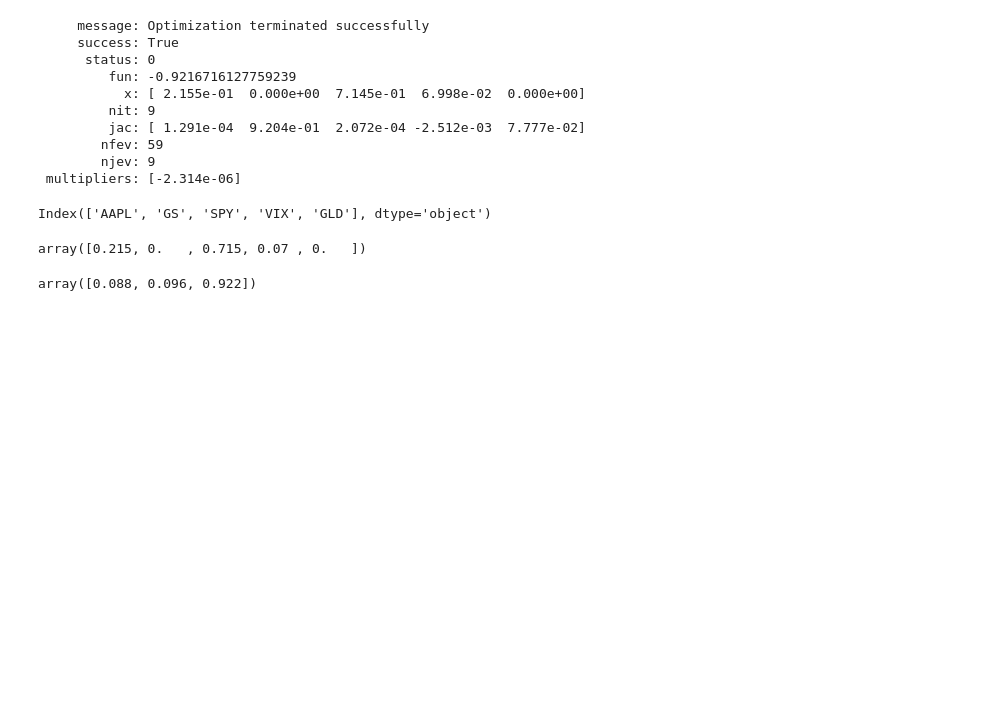
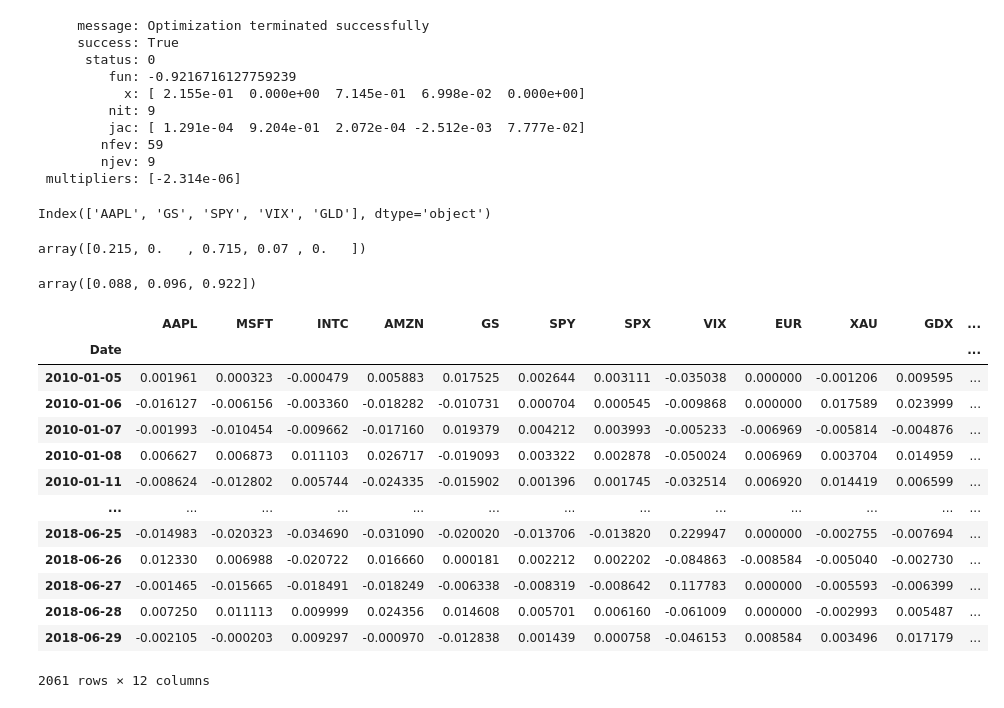
Before and after one commit to HyunsungRyu/AI_TimeSeries, a Jupyter notebook: return_TS.ipynb, the cells around one changed output. Cells and saved outputs as stored; diff of their text form; code cells hidden in the pictures; blank space fills up the shorter version.

```diff
--- a/return_TS.ipynb
+++ b/return_TS.ipynb
@@ -291,3 +291,20 @@ array([0.215, 0.   , 0.715, 0.07 , 0.   ])
 stats(optimize.x).round(3)
 # %% [output]
 array([0.088, 0.096, 0.922])
+# %%
+rets
+# %% [output]
+|  | AAPL | MSFT | INTC | AMZN | GS | SPY | SPX | VIX | EUR | XAU | GDX | ... |
+| Date |  |  |  |  |  |  |  |  |  |  |  | ... |
+| 2010-01-05 | 0.001961 | 0.000323 | -0.000479 | 0.005883 | 0.017525 | 0.002644 | 0.003111 | -0.035038 | 0.000000 | -0.001206 | 0.009595 | ... |
+| 2010-01-06 | -0.016127 | -0.006156 | -0.003360 | -0.018282 | -0.010731 | 0.000704 | 0.000545 | -0.009868 | 0.000000 | 0.017589 | 0.023999 | ... |
+| 2010-01-07 | -0.001993 | -0.010454 | -0.009662 | -0.017160 | 0.019379 | 0.004212 | 0.003993 | -0.005233 | -0.006969 | -0.005814 | -0.004876 | ... |
+| 2010-01-08 | 0.006627 | 0.006873 | 0.011103 | 0.026717 | -0.019093 | 0.003322 | 0.002878 | -0.050024 | 0.006969 | 0.003704 | 0.014959 | ... |
+| 2010-01-11 | -0.008624 | -0.012802 | 0.005744 | -0.024335 | -0.015902 | 0.001396 | 0.001745 | -0.032514 | 0.006920 | 0.014419 | 0.006599 | ... |
+| ... | ... | ... | ... | ... | ... | ... | ... | ... | ... | ... | ... | ... |
+| 2018-06-25 | -0.014983 | -0.020323 | -0.034690 | -0.031090 | -0.020020 | -0.013706 | -0.013820 | 0.229947 | 0.000000 | -0.002755 | -0.007694 | ... |
+| 2018-06-26 | 0.012330 | 0.006988 | -0.020722 | 0.016660 | 0.000181 | 0.002212 | 0.002202 | -0.084863 | -0.008584 | -0.005040 | -0.002730 | ... |
+| 2018-06-27 | -0.001465 | -0.015665 | -0.018491 | -0.018249 | -0.006338 | -0.008319 | -0.008642 | 0.117783 | 0.000000 | -0.005593 | -0.006399 | ... |
+| 2018-06-28 | 0.007250 | 0.011113 | 0.009999 | 0.024356 | 0.014608 | 0.005701 | 0.006160 | -0.061009 | 0.000000 | -0.002993 | 0.005487 | ... |
+| 2018-06-29 | -0.002105 | -0.000203 | 0.009297 | -0.000970 | -0.012838 | 0.001439 | 0.000758 | -0.046153 | 0.008584 | 0.003496 | 0.017179 | ... |
+2061 rows × 12 columns
```
Also changed, not shown: parts of 6 cells of this notebook, 1 other file.
